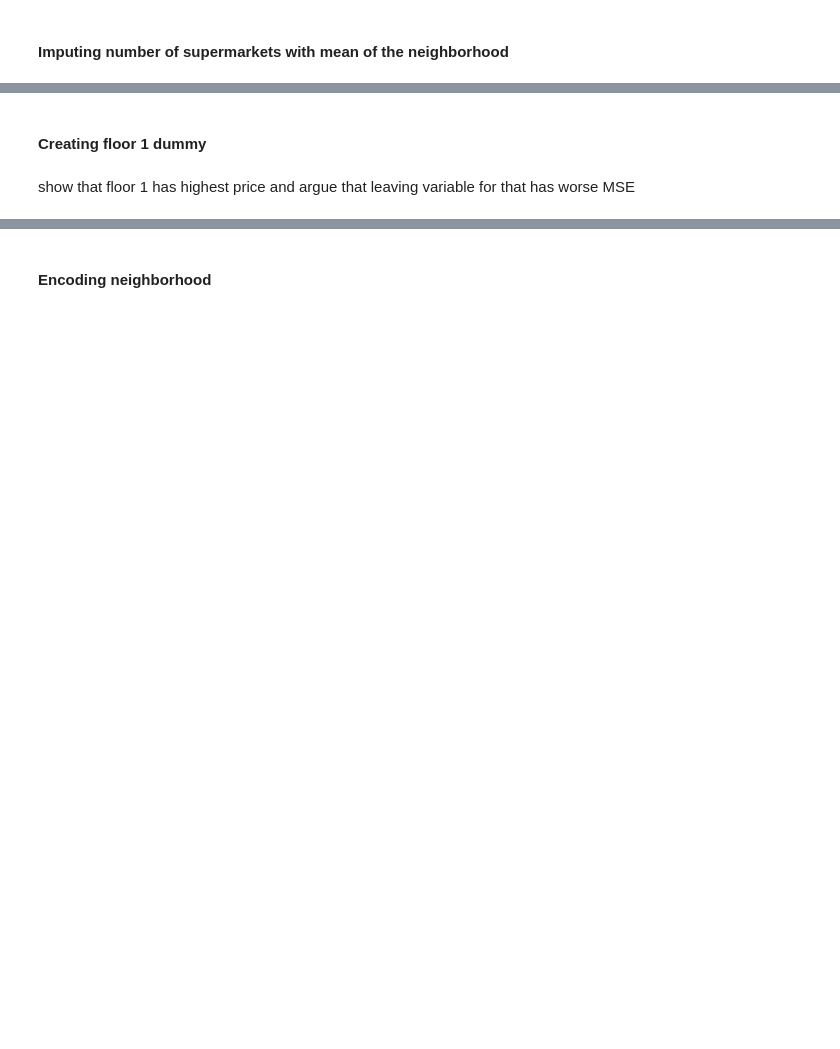
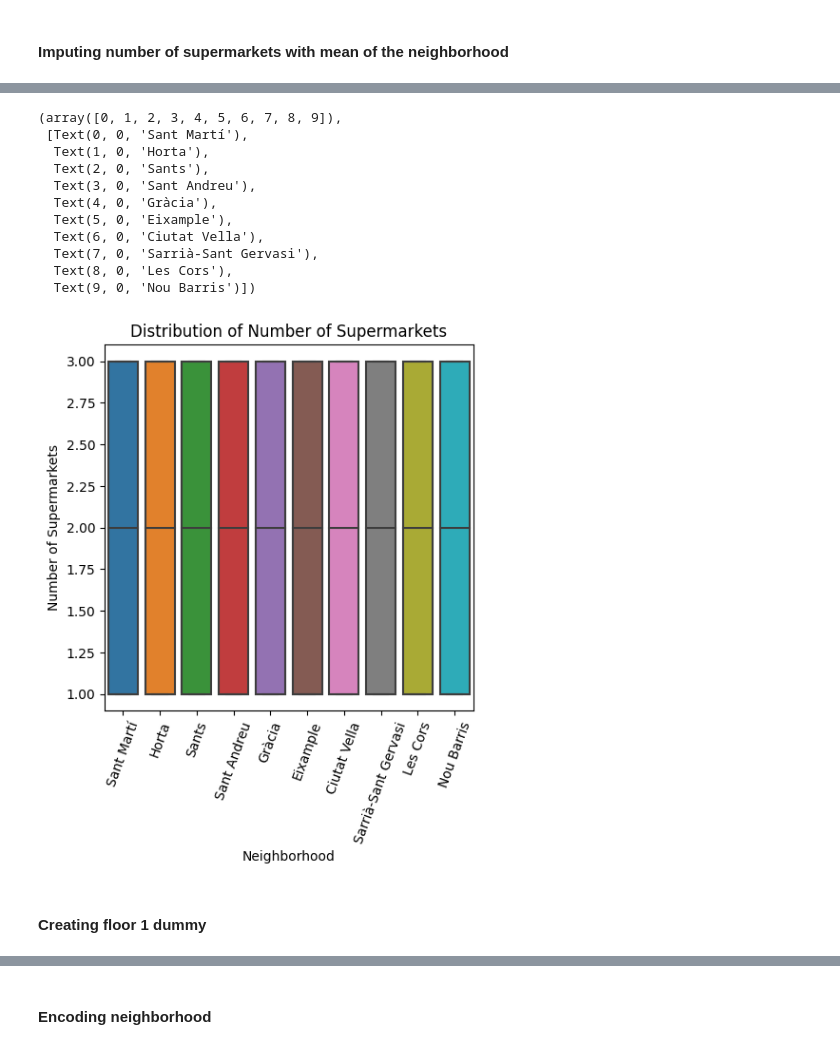
Before and after one commit to ollie-gats/ML_house_price_prediction_project, a Jupyter notebook: improved_method_Vanessa.ipynb, the cells around one changed output, grey strips where cells are left out. Drawn from its saved outputs; the diff is of its cells as text; code cells hidden in the pictures; blank space fills up the shorter version.

```diff
--- a/improved_method_Vanessa.ipynb
+++ b/improved_method_Vanessa.ipynb
@@ -336,3 +397,22 @@ show that num_supermarkets is different based on neighborhood
-# %%
-neighborhood_means = df.groupby('neighborhood')['num_supermarkets'].mean()
-df['num_supermarkets'] = df['neighborhood'].map(neighborhood_means)
+# %%
+# first thought: number of supermarkets may depend on the neighborhood
+
+plt.figure(figsize=(5, 5))
+sns.boxplot(data = df, x ='neighborhood', y = 'num_supermarkets')
+plt.title('Distribution of Number of Supermarkets')
+plt.xlabel('Neighborhood')
+plt.ylabel('Number of Supermarkets')
+plt.xticks(rotation=70)
+# %% [output]
+(array([0, 1, 2, 3, 4, 5, 6, 7, 8, 9]),
+ [Text(0, 0, 'Sant Martí'),
+  Text(1, 0, 'Horta'),
+  Text(2, 0, 'Sants'),
+  Text(3, 0, 'Sant Andreu'),
+  Text(4, 0, 'Gràcia'),
+  Text(5, 0, 'Eixample'),
+  Text(6, 0, 'Ciutat Vella'),
+  Text(7, 0, 'Sarrià-Sant Gervasi'),
+  Text(8, 0, 'Les Cors'),
+  Text(9, 0, 'Nou Barris')])
+[figure, added]
@@ -339,4 +422,2 @@ df['num_supermarkets'] = df['neighborhood'].map(neighborhood_means)
 # %% [markdown]
 #### Creating floor 1 dummy
-# %% [markdown]
-show that floor 1 has highest price and argue that leaving variable for that has worse MSE
```
Also changed, not shown: parts of 31 cells of this notebook.
